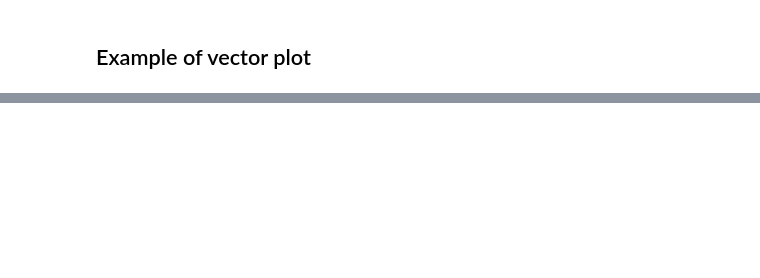
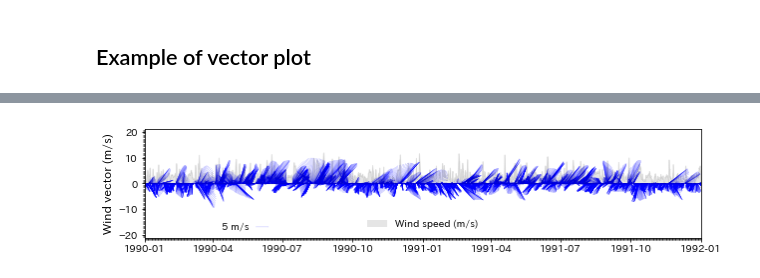
Before and after one commit to jsasaki-utokyo/GWO-AMD, a Jupyter notebook: dev_class_met.ipynb, the cells around one changed output, grey strips where cells are left out. Drawn from its saved outputs; the diff is of its cells as text; code cells hidden in the pictures; blank space fills up the shorter version.

```diff
--- a/dev_class_met.ipynb
+++ b/dev_class_met.ipynb
@@ -893,8 +1381,10 @@ print(wind.v[0:10])
 # %%
 #xlim = (parse("2013-12-25 00:00:00"),parse("2014-01-10 00:00:00"))
 xlim = None
 ylim = None
 plot_config = Data1D_PlotConfig(xlim = xlim, ylim = ylim, x_minor_locator = DayLocator(interval=1), \
                                 y_minor_locator = MultipleLocator(0.5), format_xdata = DateFormatter('%Y-%m-%d'), \
                                 ylabel = 'Wind vector (m/s)', vlabel='Wind speed (m/s)', vlabel_loc = 'lower center')
-Plot1D(plot_config, wind).save_vector_plot('wind.png', magnitude = True, dpi=600)
+Plot1D(plot_config, wind, window=25).save_vector_plot('wind.png', magnitude = True, dpi=600)
+# %% [output]
+[figure, added]
```
Also changed, not shown: parts of 52 cells of this notebook, 2 other files.
